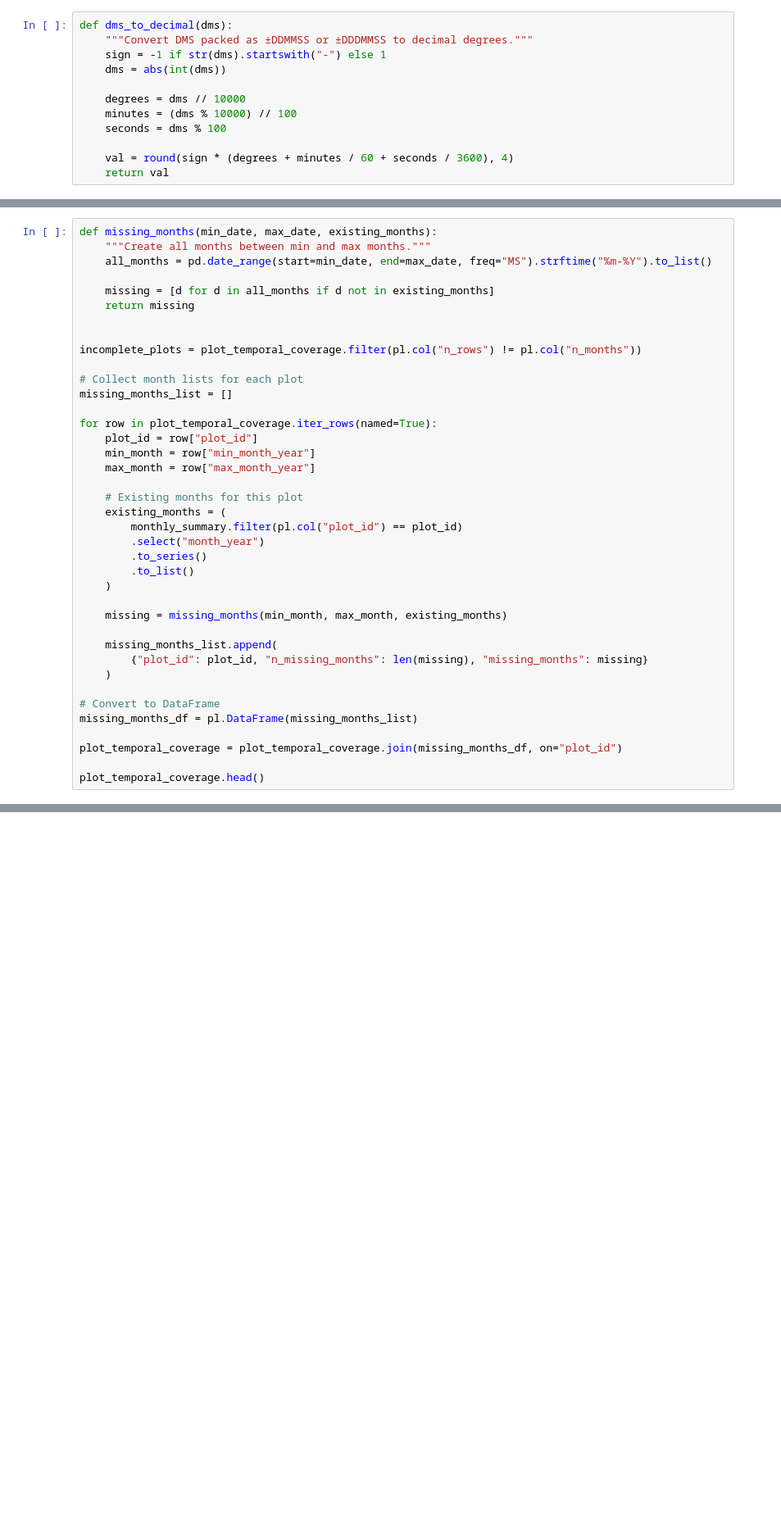
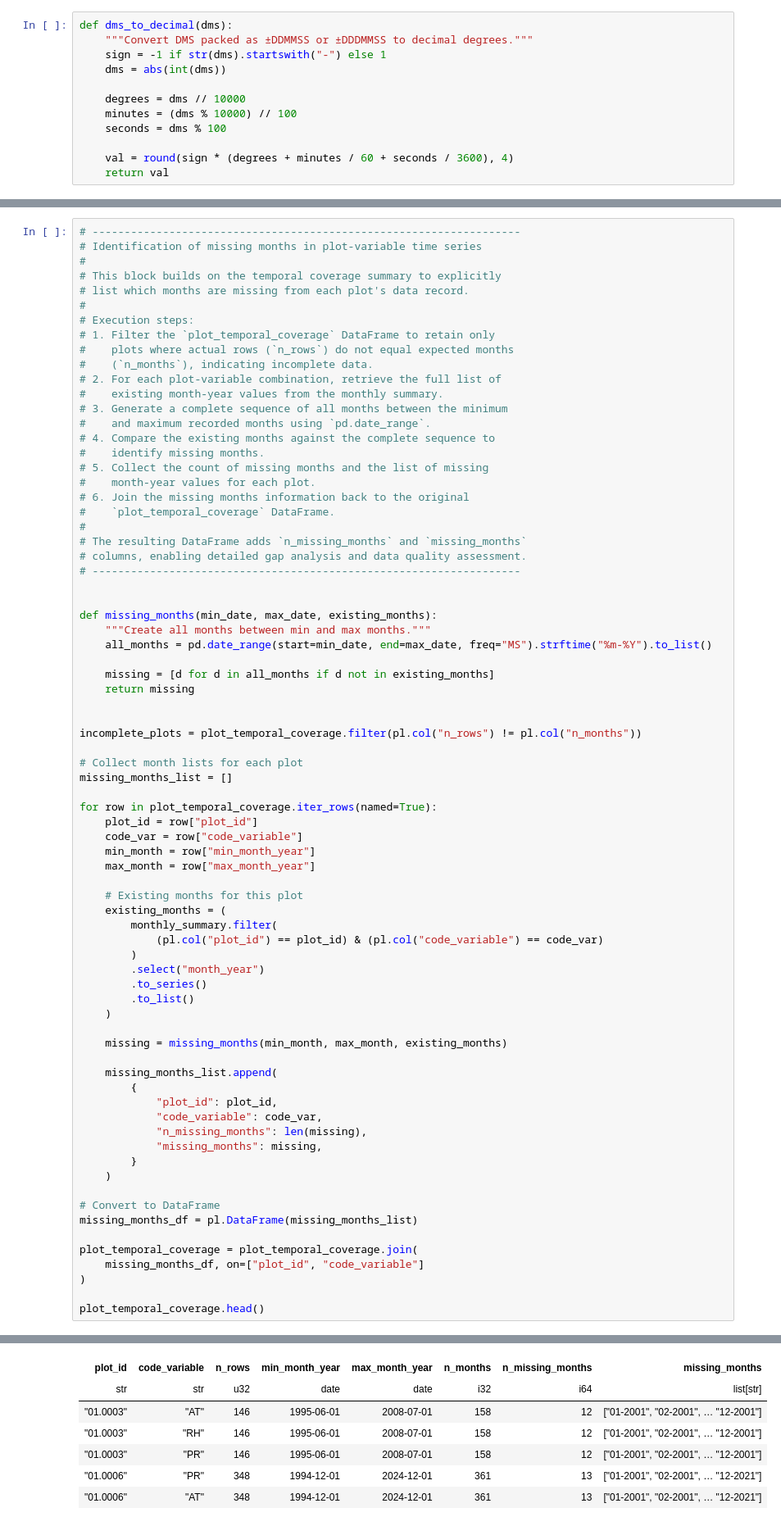
Before and after one commit to simlab-vs/TrunX, a Jupyter notebook: notebooks/icp_weather_data.ipynb, the cells around one changed output, grey strips where cells are left out. Shown at 82% size. Saved outputs shown, nothing was run; the diff lists cells and outputs as text; blank space fills up the shorter version.

```diff
--- a/notebooks/icp_weather_data.ipynb
+++ b/notebooks/icp_weather_data.ipynb
@@ -325,4 +438,30 @@ plot_temporal_coverage.head()
 # %%
+# -------------------------------------------------------------------
+# Identification of missing months in plot-variable time series
+#
+# This block builds on the temporal coverage summary to explicitly
+# list which months are missing from each plot's data record.
+#
+# Execution steps:
+# 1. Filter the `plot_temporal_coverage` DataFrame to retain only
+#    plots where actual rows (`n_rows`) do not equal expected months
+#    (`n_months`), indicating incomplete data.
+# 2. For each plot-variable combination, retrieve the full list of
+#    existing month-year values from the monthly summary.
+# 3. Generate a complete sequence of all months between the minimum
+#    and maximum recorded months using `pd.date_range`.
+# 4. Compare the existing months against the complete sequence to
+#    identify missing months.
+# 5. Collect the count of missing months and the list of missing
+#    month-year values for each plot.
+# 6. Join the missing months information back to the original
+#    `plot_temporal_coverage` DataFrame.
+#
+# The resulting DataFrame adds `n_missing_months` and `missing_months`
+# columns, enabling detailed gap analysis and data quality assessment.
+# -------------------------------------------------------------------
+
+
 def missing_months(min_date, max_date, existing_months):
     """Create all months between min and max months."""
     all_months = pd.date_range(start=min_date, end=max_date, freq="MS").strftime("%m-%Y").to_list()
@@ -338,12 +477,15 @@ missing_months_list = []
 
 for row in plot_temporal_coverage.iter_rows(named=True):
     plot_id = row["plot_id"]
+    code_var = row["code_variable"]
     min_month = row["min_month_year"]
     max_month = row["max_month_year"]
 
     # Existing months for this plot
     existing_months = (
-        monthly_summary.filter(pl.col("plot_id") == plot_id)
+        monthly_summary.filter(
+            (pl.col("plot_id") == plot_id) & (pl.col("code_variable") == code_var)
+        )
         .select("month_year")
         .to_series()
         .to_list()
@@ -352,12 +494,20 @@ for row in plot_temporal_coverage.iter_rows(named=True):
     missing = missing_months(min_month, max_month, existing_months)
 
     missing_months_list.append(
-        {"plot_id": plot_id, "n_missing_months": len(missing), "missing_months": missing}
+        {
+            "plot_id": plot_id,
+            "code_variable": code_var,
+            "n_missing_months": len(missing),
+            "missing_months": missing,
+        }
     )
 
 # Convert to DataFrame
 missing_months_df = pl.DataFrame(missing_months_list)
 
-plot_temporal_coverage = plot_temporal_coverage.join(missing_months_df, on="plot_id")
+plot_temporal_coverage = plot_temporal_coverage.join(
+    missing_months_df, on=["plot_id", "code_variable"]
+)
 
 plot_temporal_coverage.head()
+# %% [output]
@@ -363,0 +515,7 @@ plot_temporal_coverage.head()
+| plot_id | code_variable | n_rows | min_month_year | max_month_year | n_months | n_missing_months | missing_months |
+| str | str | u32 | date | date | i32 | i64 | list[str] |
+| "01.0003" | "AT" | 146 | 1995-06-01 | 2008-07-01 | 158 | 12 | ["01-2001", "02-2001", … "12-2001"] |
+| "01.0003" | "RH" | 146 | 1995-06-01 | 2008-07-01 | 158 | 12 | ["01-2001", "02-2001", … "12-2001"] |
+| "01.0003" | "PR" | 146 | 1995-06-01 | 2008-07-01 | 158 | 12 | ["01-2001", "02-2001", … "12-2001"] |
+| "01.0006" | "PR" | 348 | 1994-12-01 | 2024-12-01 | 361 | 13 | ["01-2001", "02-2001", … "12-2021"] |
+| "01.0006" | "AT" | 348 | 1994-12-01 | 2024-12-01 | 361 | 13 | ["01-2001", "02-2001", … "12-2021"] |
```
Also changed, not shown: parts of 18 cells of this notebook, 1 other file.
